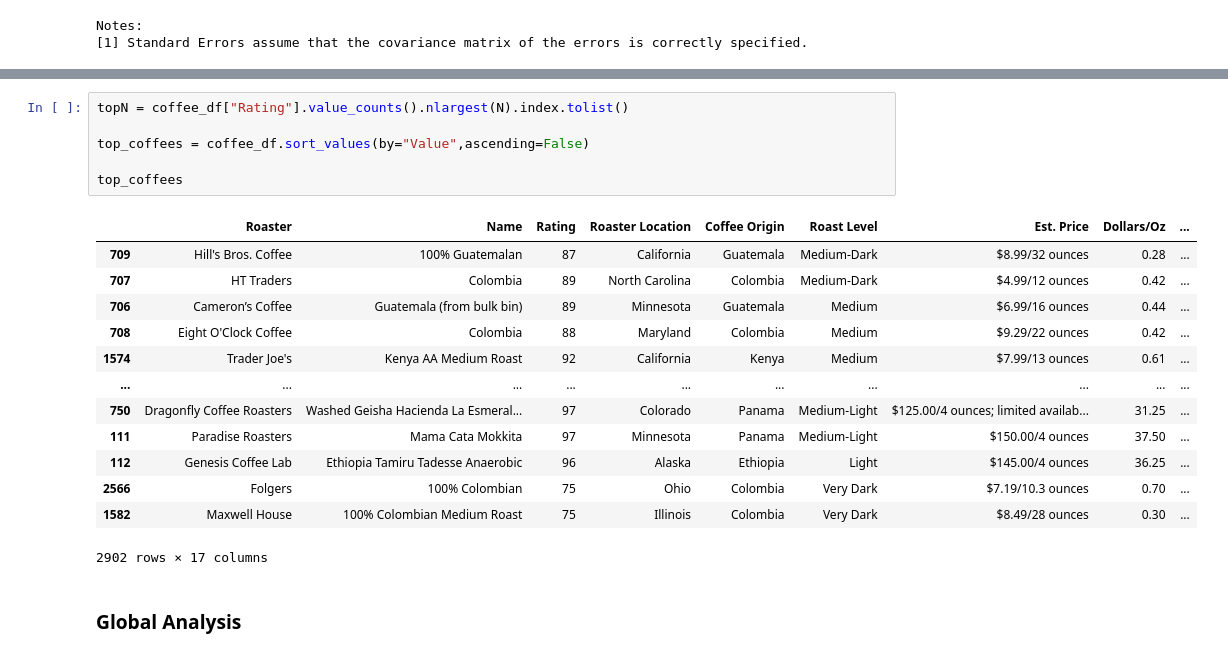
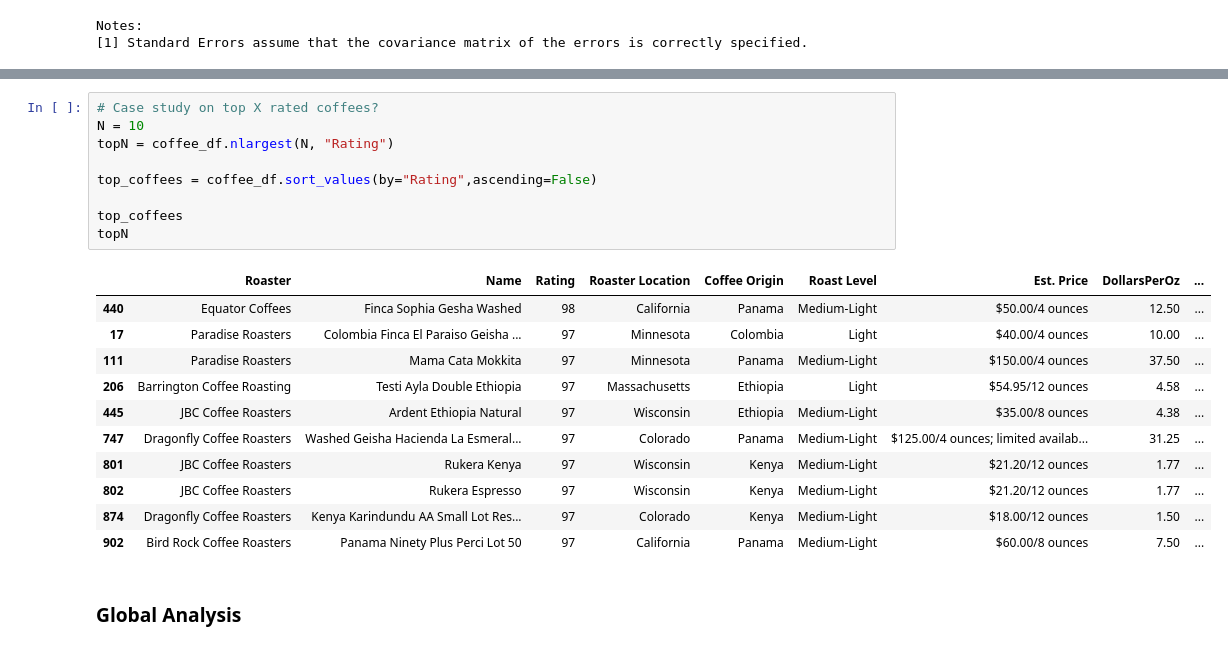
Before and after one commit to jareyc/Coffee-Project, a Jupyter notebook: dejabrew.ipynb, the cells around one changed output, grey strips where cells are left out. Saved outputs shown, nothing was run; the diff lists cells and outputs as text.

```diff
--- a/dejabrew.ipynb
+++ b/dejabrew.ipynb
@@ -452,23 +500,24 @@ topN_df
 # %%
-topN = coffee_df["Rating"].value_counts().nlargest(N).index.tolist()
+# Case study on top X rated coffees?
+N = 10
+topN = coffee_df.nlargest(N, "Rating")
 
-top_coffees = coffee_df.sort_values(by="Value",ascending=False)
+top_coffees = coffee_df.sort_values(by="Rating",ascending=False)
 
 top_coffees
+topN
 # %% [output]
-|  | Roaster | Name | Rating | Roaster Location | Coffee Origin | Roast Level | Est. Price | Dollars/Oz | ... |
-| 709 | Hill's Bros. Coffee | 100% Guatemalan | 87 | California | Guatemala | Medium-Dark | $8.99/32 ounces | 0.28 | ... |
-| 707 | HT Traders | Colombia | 89 | North Carolina | Colombia | Medium-Dark | $4.99/12 ounces | 0.42 | ... |
-| 706 | Cameron’s Coffee | Guatemala (from bulk bin) | 89 | Minnesota | Guatemala | Medium | $6.99/16 ounces | 0.44 | ... |
-| 708 | Eight O'Clock Coffee | Colombia | 88 | Maryland | Colombia | Medium | $9.29/22 ounces | 0.42 | ... |
-| 1574 | Trader Joe's | Kenya AA Medium Roast | 92 | California | Kenya | Medium | $7.99/13 ounces | 0.61 | ... |
-| ... | ... | ... | ... | ... | ... | ... | ... | ... | ... |
-| 750 | Dragonfly Coffee Roasters | Washed Geisha Hacienda La Esmeral... | 97 | Colorado | Panama | Medium-Light | $125.00/4 ounces; limited availab... | 31.25 | ... |
+|  | Roaster | Name | Rating | Roaster Location | Coffee Origin | Roast Level | Est. Price | DollarsPerOz | ... |
+| 440 | Equator Coffees | Finca Sophia Gesha Washed | 98 | California | Panama | Medium-Light | $50.00/4 ounces | 12.50 | ... |
+| 17 | Paradise Roasters | Colombia Finca El Paraiso Geisha ... | 97 | Minnesota | Colombia | Light | $40.00/4 ounces | 10.00 | ... |
 | 111 | Paradise Roasters | Mama Cata Mokkita | 97 | Minnesota | Panama | Medium-Light | $150.00/4 ounces | 37.50 | ... |
-| 112 | Genesis Coffee Lab | Ethiopia Tamiru Tadesse Anaerobic | 96 | Alaska | Ethiopia | Light | $145.00/4 ounces | 36.25 | ... |
-| 2566 | Folgers | 100% Colombian | 75 | Ohio | Colombia | Very Dark | $7.19/10.3 ounces | 0.70 | ... |
-| 1582 | Maxwell House | 100% Colombian Medium Roast | 75 | Illinois | Colombia | Very Dark | $8.49/28 ounces | 0.30 | ... |
+| 206 | Barrington Coffee Roasting | Testi Ayla Double Ethiopia | 97 | Massachusetts | Ethiopia | Light | $54.95/12 ounces | 4.58 | ... |
+| 445 | JBC Coffee Roasters | Ardent Ethiopia Natural | 97 | Wisconsin | Ethiopia | Medium-Light | $35.00/8 ounces | 4.38 | ... |
+| 747 | Dragonfly Coffee Roasters | Washed Geisha Hacienda La Esmeral... | 97 | Colorado | Panama | Medium-Light | $125.00/4 ounces; limited availab... | 31.25 | ... |
+| 801 | JBC Coffee Roasters | Rukera Kenya | 97 | Wisconsin | Kenya | Medium-Light | $21.20/12 ounces | 1.77 | ... |
+| 802 | JBC Coffee Roasters | Rukera Espresso | 97 | Wisconsin | Kenya | Medium-Light | $21.20/12 ounces | 1.77 | ... |
+| 874 | Dragonfly Coffee Roasters | Kenya Karindundu AA Small Lot Res... | 97 | Colorado | Kenya | Medium-Light | $18.00/12 ounces | 1.50 | ... |
+| 902 | Bird Rock Coffee Roasters | Panama Ninety Plus Perci Lot 50 | 97 | California | Panama | Medium-Light | $60.00/8 ounces | 7.50 | ... |
-2902 rows × 17 columns
 # %% [markdown]
 ### Global Analysis
 # %%
```
Also changed, not shown: parts of 36 cells of this notebook, 1 other file.
